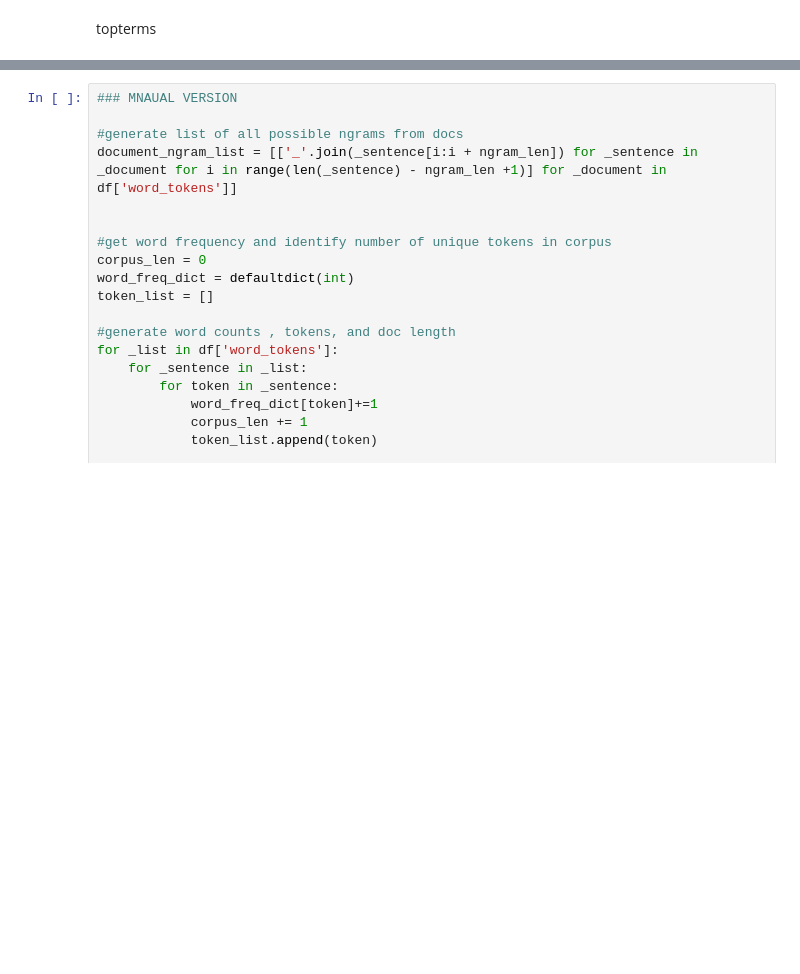
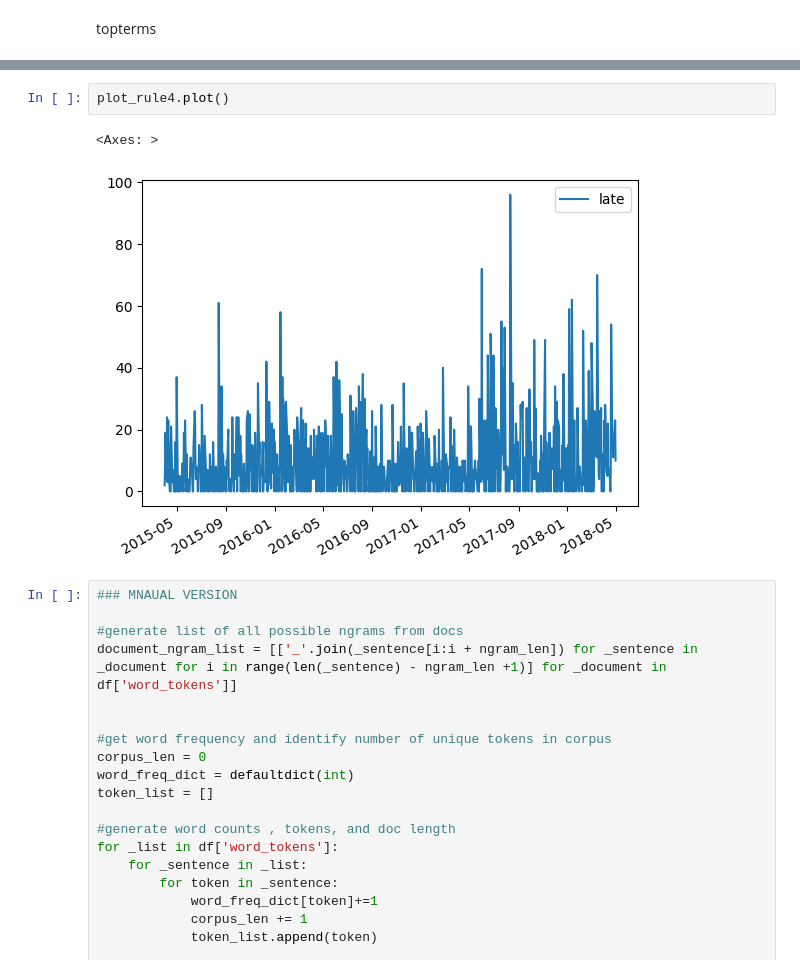
Before and after one commit to zack-carideo/key_phrase_tracking, a Jupyter notebook: examples.ipynb, the cells around one changed output, grey strips where cells are left out. Drawn from its saved outputs; the diff is of its cells as text; blank space fills up the shorter version.

```diff
--- a/examples.ipynb
+++ b/examples.ipynb
@@ -616,3 +718,8 @@ topterms
+# %%
+plot_rule4.plot()
+# %% [output]
+<Axes: >
+[figure, added]
 # %%
 ### MNAUAL VERSION
 
```
Also changed, not shown: parts of 16 cells of this notebook, 1 other file.
